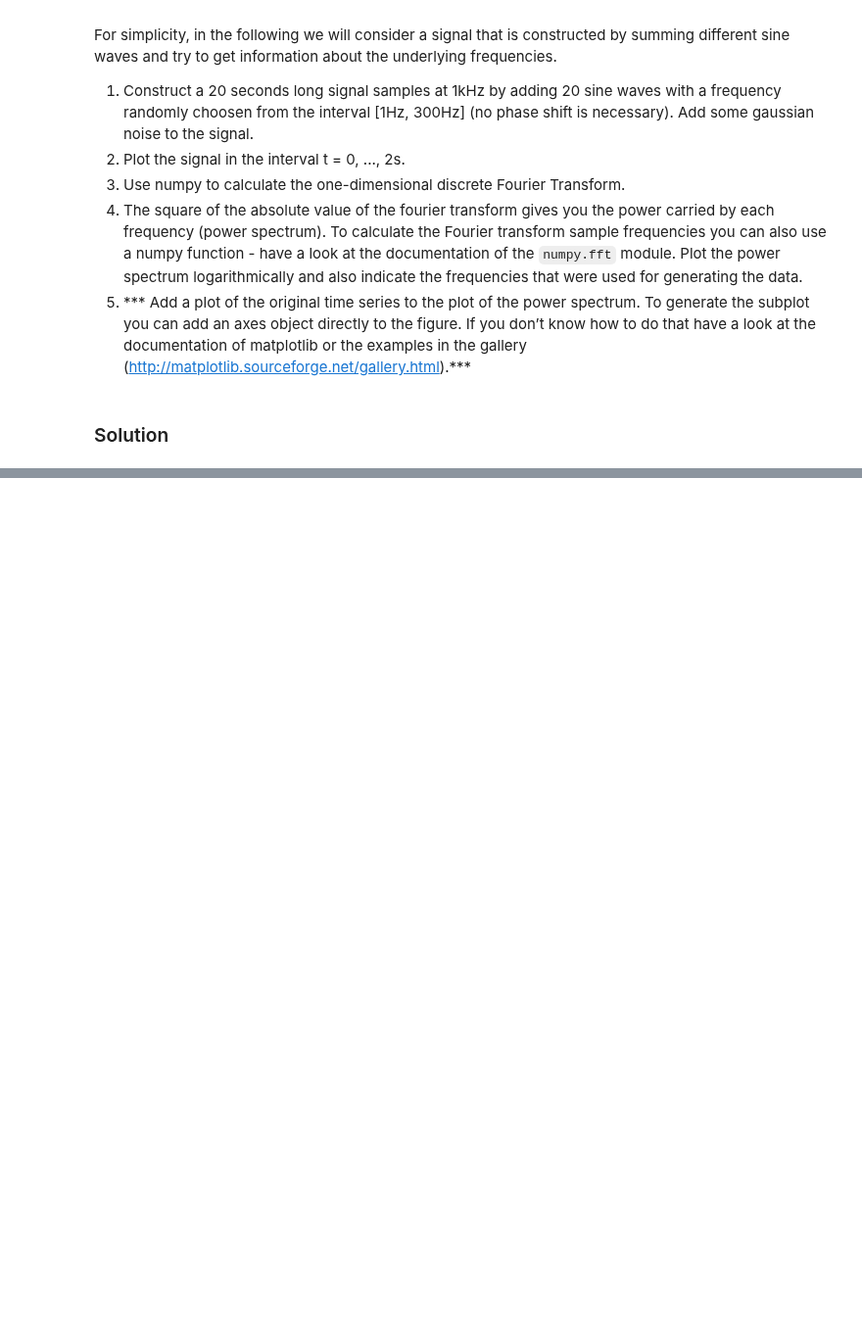
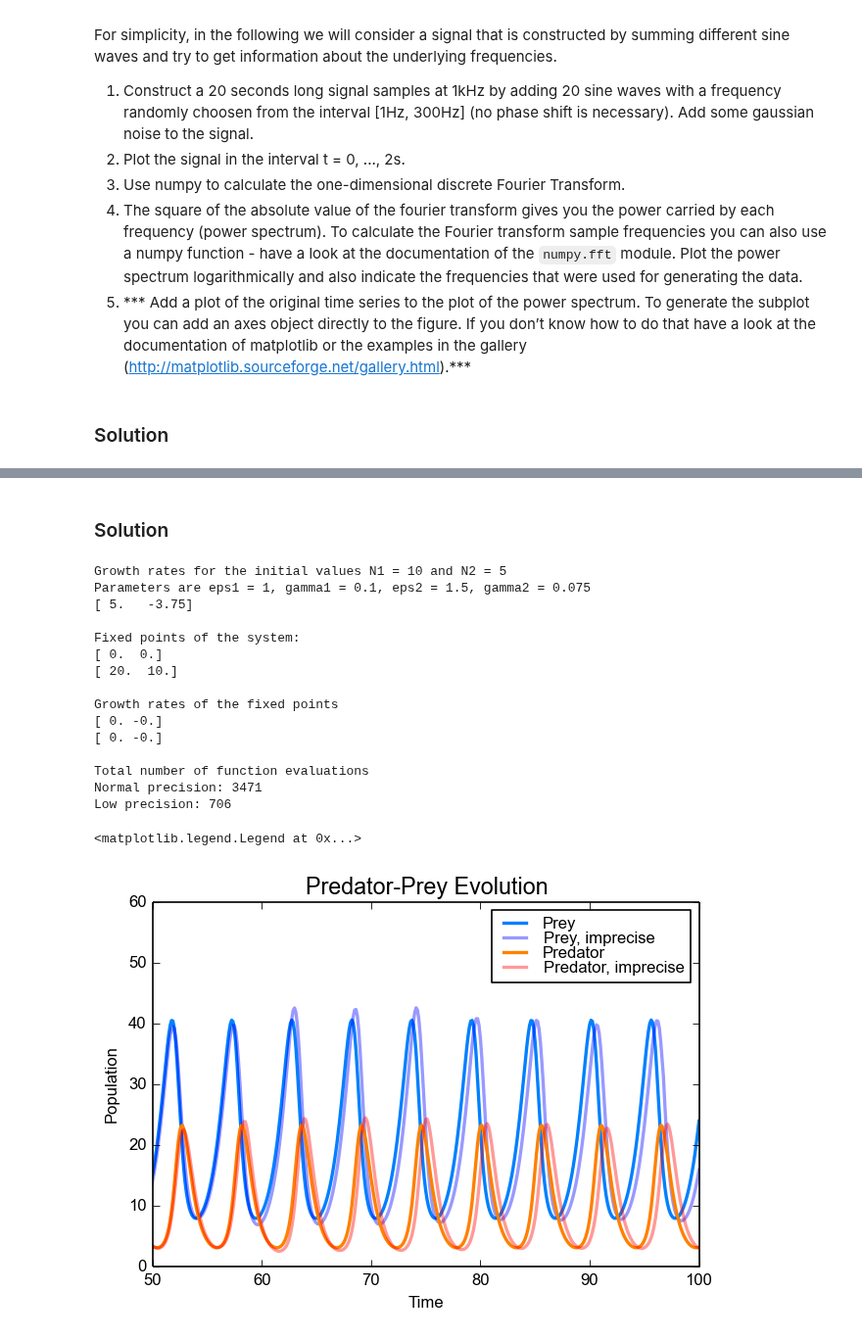
Before and after one commit to MPIDS/Python-Course, a Jupyter notebook: 03-numpy-scipy/exercises/exercises.ipynb, the cells around one changed output, grey strips where cells are left out. Shown at 98% size. Cells and saved outputs as stored; diff of their text form; code cells hidden in the pictures; blank space fills up the shorter version.

```diff
--- a/03-numpy-scipy/exercises/exercises.ipynb
+++ b/03-numpy-scipy/exercises/exercises.ipynb
@@ -728,0 +833,80 @@ plt.vlines(freqs, plt.ylim()[0], plt.ylim()[1], color='r', zorder=3, alpha=0.5)
+# %% [markdown]
+### Solution
+# %%
+import scipy.optimize as opt
+from scipy import integrate
+
+
+def dN_dt(N, t0, eps1, gamma1, eps2, gamma2):
+    """Growth rates of the Lotka-Volterra equations:
+    """
+    dN1_dt = N[0] * (eps1 - gamma1*N[1])
+    dN2_dt = -N[1] * (eps2 - gamma2*N[0])
+    return np.array([dN1_dt, dN2_dt])
+
+# Return the growth rates for the initial conditions
+print('Growth rates for the initial values N1 = 10 and N2 = 5')
+print('Parameters are eps1 = 1, gamma1 = 0.1, eps2 = 1.5, gamma2 = 0.075')
+print(dN_dt([10., 5.], 0., 1., 0.1, 1.5, 0.075))
+
+# Find the fixed points by searching for stable solutions.
+# Try different inital values of N1 and N2 (x0 = [N1, N2]).
+print()
+print('Fixed points of the system:')
+print(opt.fsolve(dN_dt, x0=[0, 0], args=(0, 1.0, 0.1, 1.5, 0.075)))
+print(opt.fsolve(dN_dt, x0=[10, 10], args=(0, 1.0, 0.1, 1.5, 0.075)))
+
+# Check the fixed points. Zero growth rate means that the solution is stable.
+print()
+print('Growth rates of the fixed points')
+print(dN_dt([0., 0.], 0., 1.0, 0.1, 1.5, 0.075))
+print(dN_dt([20., 10.], 0., 1.0, 0.1, 1.5, 0.075))
+
+# Solve the system of ODEs by integrating with scipy.integrate.odeint
+# First determine time resolution and start values.
+times = np.linspace(0, 100, 801)
+N_0 = np.array([10, 5])
+
+# Then solve the system for different time resolution.
+sol1, info1 = integrate.odeint(dN_dt, N_0, times, args=(1.0, 0.1, 1.5, 0.075),
+                              full_output=True)
+# Decrease atol and rtol a lot. For more complex systems (or even chaotic ones)
+# you will see differences much earlier. The time steps themselves also have
+# some influence on the integration precision.
+sol2, info2 = integrate.odeint(dN_dt, N_0, times, args=(1.0, 0.1, 1.5, 0.075),
+                              atol=0.025, rtol=0.025, full_output=True)
+
+print()
+print('Total number of function evaluations')
+print('Normal precision:', info1['nfe'][-1])
+print('Low precision:', info2['nfe'][-1])
+
+# Compare the two solutions in a plot.
+plt.plot(times, sol1[:, 0], label='Prey', color=[0, 0.5, 1], linewidth=2)
+plt.plot(times, sol2[:, 0], label='Prey, imprecise', color='b', linewidth=2, alpha=0.4)
+plt.plot(times, sol1[:, 1], label='Predator', color=[1, 0.5, 0], linewidth=2)
+plt.plot(times, sol2[:, 1], label='Predator, imprecise', color='r', linewidth=2, alpha=0.4)
+# Start at time=50
+plt.axis([50, 100, 0, 60])
+plt.xlabel('Time')
+plt.ylabel('Population')
+plt.title('Predator-Prey Evolution', size=14)
+plt.legend(loc='best', prop={'size':10}, labelspacing=0)
+# %% [output]
+Growth rates for the initial values N1 = 10 and N2 = 5
+Parameters are eps1 = 1, gamma1 = 0.1, eps2 = 1.5, gamma2 = 0.075
+[ 5.   -3.75]
+
+Fixed points of the system:
+[ 0.  0.]
+[ 20.  10.]
+
+Growth rates of the fixed points
+[ 0. -0.]
+[ 0. -0.]
+
+Total number of function evaluations
+Normal precision: 3471
+Low precision: 706
+<matplotlib.legend.Legend at 0x...>
+[figure, added]
```
Also changed, not shown: parts of 19 cells of this notebook, 3 other files.
